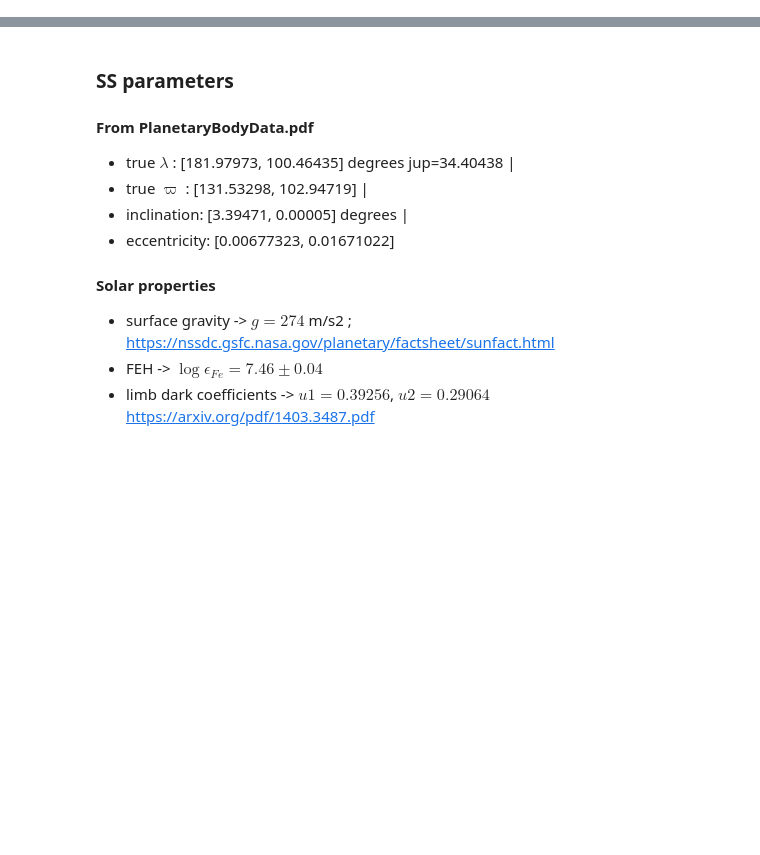
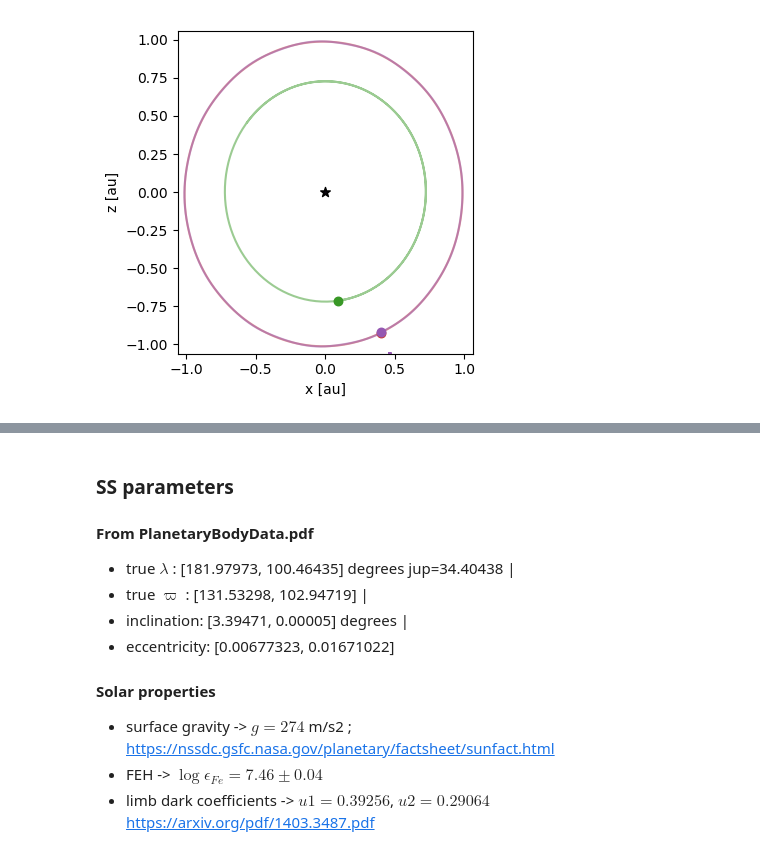
Before and after one commit to bmlindor/ttv_ss, a Jupyter notebook: src/nbody_grad.ipynb, the cells around one changed output, grey strips where cells are left out. Saved outputs shown, nothing was run; the diff lists cells and outputs as text; code cells hidden in the pictures; blank space fills up the shorter version.

```diff
--- a/src/nbody_grad.ipynb
+++ b/src/nbody_grad.ipynb
@@ -16,0 +470,18 @@ How to add moons to existing Nbody Gradient code?
+# %%
+# stara=Elements(m=1.0, P=0.0  ,
+#     t0=0.0   ,
+#     ecosω=0.0  ,
+#     esinω=0.0  ,
+#     I=0.0   ,
+#     Ω=0.0)
+# starb=Elements(m=1.0,
+#    P=100.0,I=pi/2)
+# pl=Elements(m=0.1,P=15.0,I=pi/2) # pl orbiting starb
+# t0=0.0; tmax=1000.0;h=5.0
+# ic=ElementsIC(t0,[0 -1 1;-1 1 1; -1 -1 -1],[stara;starb;pl])
+# intr=Integrator(h,t0,tmax)
+# r=Orbits.KeplerOrbits(intr,ic,100)
+Orbits.simple_plot(o,[0,1,1,3]);
+# ic.elements
+# %% [output]
+[figure, added]
```
Also changed, not shown: parts of 28 cells of this notebook, 12 other files.
